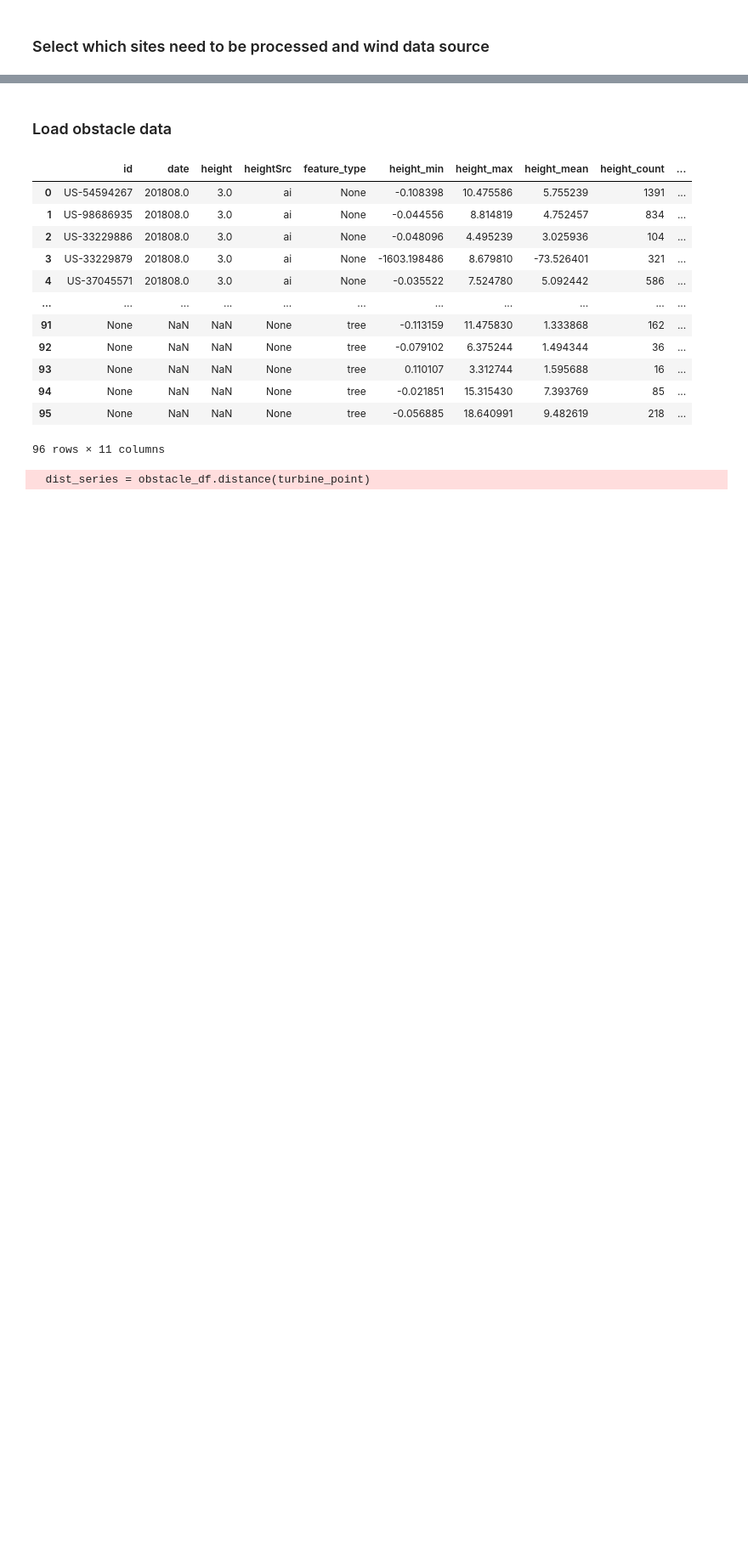
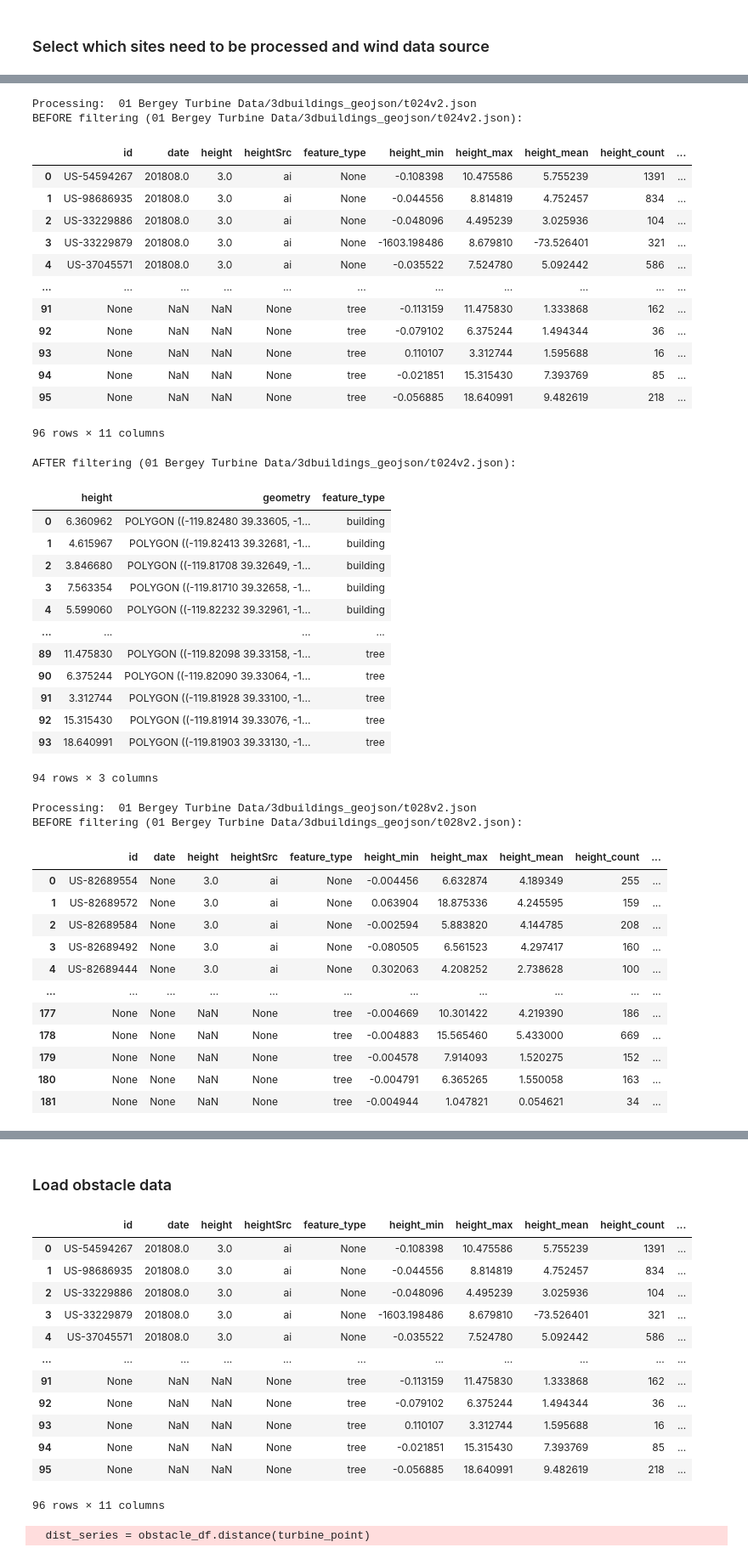
Before and after one commit to NREL/dw-tap, a Jupyter notebook: notebooks/validation/10 Obstacle Characterization.ipynb, the cells around one changed output, grey strips where cells are left out. Shown at 85% size. Drawn from its saved outputs; the diff is of its cells as text; code cells hidden in the pictures; blank space fills up the shorter version.

Commit message:
Improve filter_obstacles

```diff
--- a/notebooks/validation/10 Obstacle Characterization.ipynb
+++ b/notebooks/validation/10 Obstacle Characterization.ipynb
@@ -44,0 +47,66 @@ wind_sources = ["wtk", "wtk_led_2019"] # One of: ["wtk", "wtk_led_2018", "wtk_le
+# %%
+for tid in selected:
+    index_row = index[index["APRS ID"] == tid].iloc[0]
+    z_turbine = index_row["Hub Height (m)"]
+
+    obstacle_data_dir = "01 Bergey Turbine Data/3dbuildings_geojson"
+    obstacle_data_file = "%s/%sv2.json" % (obstacle_data_dir, tid)
+    print("Processing: ", obstacle_data_file)
+
+    if os.path.exists(obstacle_data_file):
+        print("BEFORE filtering (%s):" % obstacle_data_file)
+        display(gpd.read_file(obstacle_data_file))
+
+        obstacle_df = filter_obstacles(gpd.read_file(obstacle_data_file),
+                                       include_trees=True,
+                                       turbine_height_for_checking=z_turbine)
+
+        print("AFTER filtering (%s):" % obstacle_data_file)
+        display(obstacle_df)
+    else:
+        print("Can't access: %s. Skipping" % obstacle_data_file)
+    #break
+# %% [output]
+Processing:  01 Bergey Turbine Data/3dbuildings_geojson/t024v2.json
+BEFORE filtering (01 Bergey Turbine Data/3dbuildings_geojson/t024v2.json):
+|  | id | date | height | heightSrc | feature_type | height_min | height_max | height_mean | height_count | ... |
+| 0 | US-54594267 | 201808.0 | 3.0 | ai | None | -0.108398 | 10.475586 | 5.755239 | 1391 | ... |
+| 1 | US-98686935 | 201808.0 | 3.0 | ai | None | -0.044556 | 8.814819 | 4.752457 | 834 | ... |
+| 2 | US-33229886 | 201808.0 | 3.0 | ai | None | -0.048096 | 4.495239 | 3.025936 | 104 | ... |
+| 3 | US-33229879 | 201808.0 | 3.0 | ai | None | -1603.198486 | 8.679810 | -73.526401 | 321 | ... |
+| 4 | US-37045571 | 201808.0 | 3.0 | ai | None | -0.035522 | 7.524780 | 5.092442 | 586 | ... |
+| ... | ... | ... | ... | ... | ... | ... | ... | ... | ... | ... |
+| 91 | None | NaN | NaN | None | tree | -0.113159 | 11.475830 | 1.333868 | 162 | ... |
+| 92 | None | NaN | NaN | None | tree | -0.079102 | 6.375244 | 1.494344 | 36 | ... |
+| 93 | None | NaN | NaN | None | tree | 0.110107 | 3.312744 | 1.595688 | 16 | ... |
+| 94 | None | NaN | NaN | None | tree | -0.021851 | 15.315430 | 7.393769 | 85 | ... |
+| 95 | None | NaN | NaN | None | tree | -0.056885 | 18.640991 | 9.482619 | 218 | ... |
+96 rows × 11 columns
+AFTER filtering (01 Bergey Turbine Data/3dbuildings_geojson/t024v2.json):
+|  | height | geometry | feature_type |
+| 0 | 6.360962 | POLYGON ((-119.82480 39.33605, -1... | building |
+| 1 | 4.615967 | POLYGON ((-119.82413 39.32681, -1... | building |
+| 2 | 3.846680 | POLYGON ((-119.81708 39.32649, -1... | building |
+| 3 | 7.563354 | POLYGON ((-119.81710 39.32658, -1... | building |
+| 4 | 5.599060 | POLYGON ((-119.82232 39.32961, -1... | building |
+| ... | ... | ... | ... |
+| 89 | 11.475830 | POLYGON ((-119.82098 39.33158, -1... | tree |
+| 90 | 6.375244 | POLYGON ((-119.82090 39.33064, -1... | tree |
+| 91 | 3.312744 | POLYGON ((-119.81928 39.33100, -1... | tree |
+| 92 | 15.315430 | POLYGON ((-119.81914 39.33076, -1... | tree |
+| 93 | 18.640991 | POLYGON ((-119.81903 39.33130, -1... | tree |
+94 rows × 3 columns
+Processing:  01 Bergey Turbine Data/3dbuildings_geojson/t028v2.json
+BEFORE filtering (01 Bergey Turbine Data/3dbuildings_geojson/t028v2.json):
+|  | id | date | height | heightSrc | feature_type | height_min | height_max | height_mean | height_count | ... |
+| 0 | US-82689554 | None | 3.0 | ai | None | -0.004456 | 6.632874 | 4.189349 | 255 | ... |
+| 1 | US-82689572 | None | 3.0 | ai | None | 0.063904 | 18.875336 | 4.245595 | 159 | ... |
+| 2 | US-82689584 | None | 3.0 | ai | None | -0.002594 | 5.883820 | 4.144785 | 208 | ... |
+| 3 | US-82689492 | None | 3.0 | ai | None | -0.080505 | 6.561523 | 4.297417 | 160 | ... |
+| 4 | US-82689444 | None | 3.0 | ai | None | 0.302063 | 4.208252 | 2.738628 | 100 | ... |
+| ... | ... | ... | ... | ... | ... | ... | ... | ... | ... | ... |
+| 177 | None | None | NaN | None | tree | -0.004669 | 10.301422 | 4.219390 | 186 | ... |
+| 178 | None | None | NaN | None | tree | -0.004883 | 15.565460 | 5.433000 | 669 | ... |
+| 179 | None | None | NaN | None | tree | -0.004578 | 7.914093 | 1.520275 | 152 | ... |
+| 180 | None | None | NaN | None | tree | -0.004791 | 6.365265 | 1.550058 | 163 | ... |
+| 181 | None | None | NaN | None | tree | -0.004944 | 1.047821 | 0.054621 | 34 | ... |
```
Also changed, not shown: parts of 6 cells of this notebook, 1 other file.
